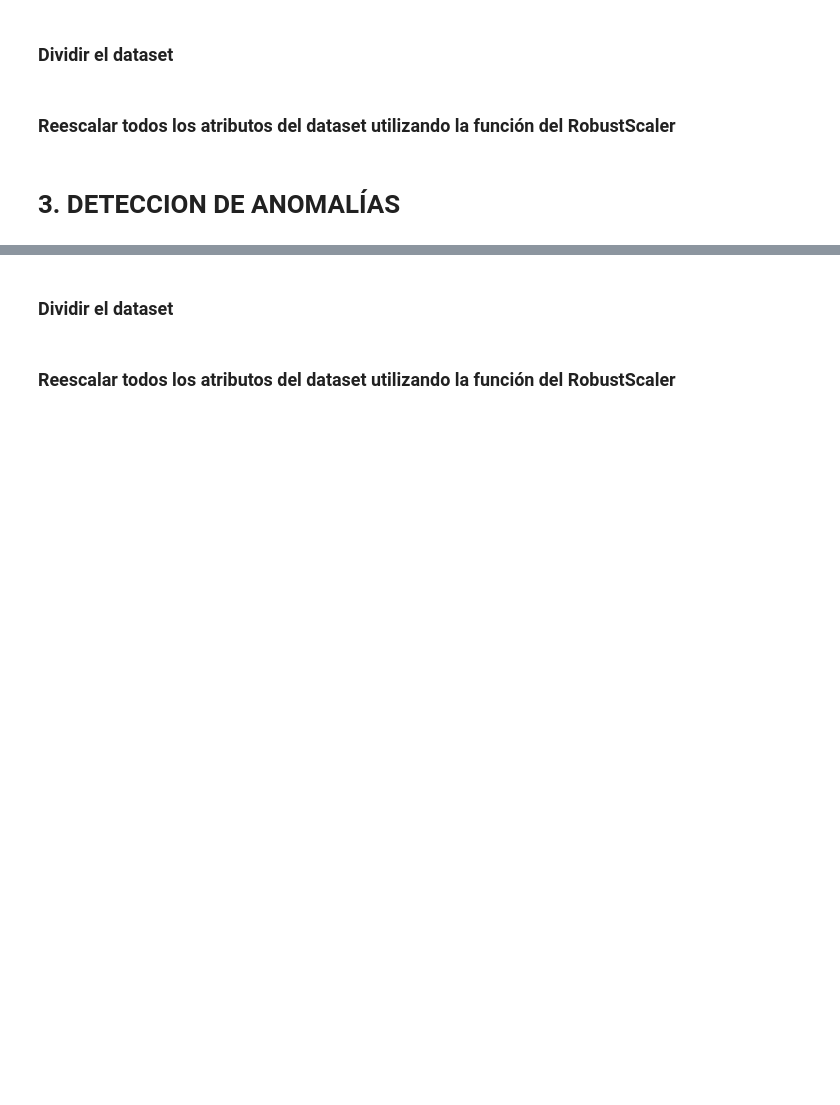
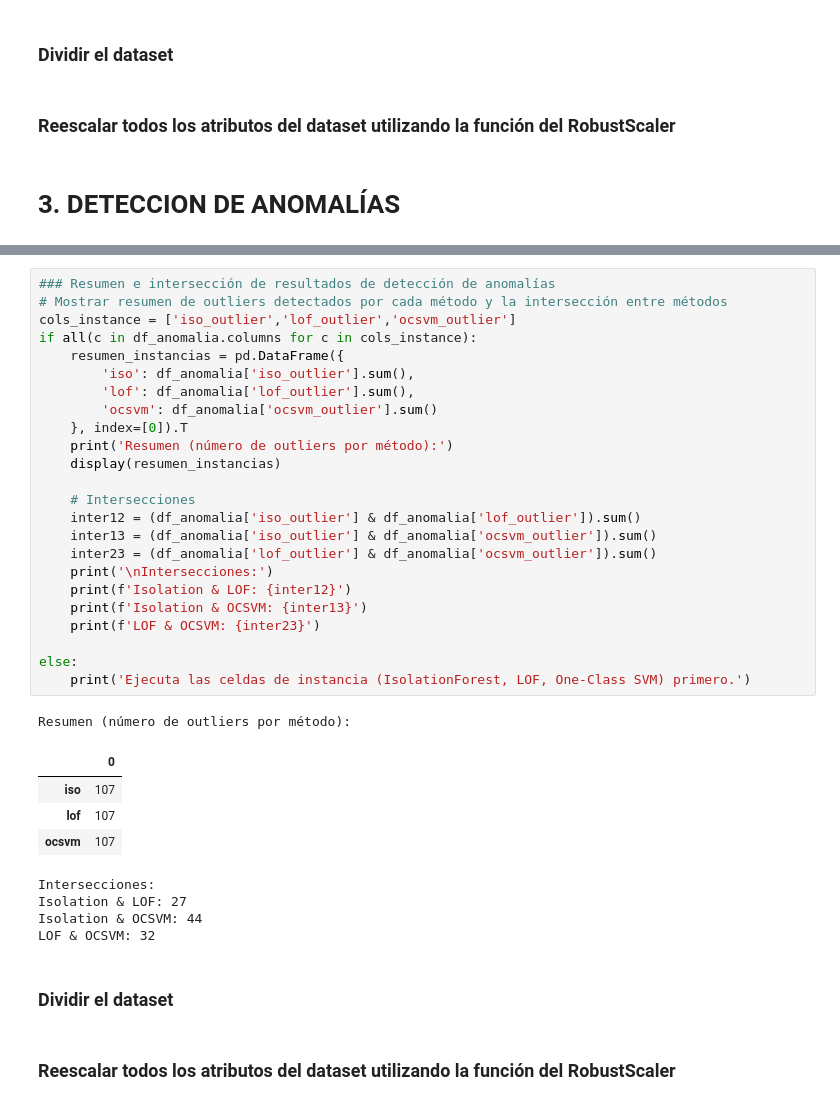
Before and after one commit to omarjmc/maestria, a Jupyter notebook: aprendizaje/grupal/AA_ACT_2_MONTEMAYOR_SEGOVIA.ipynb, the cells around one changed output, grey strips where cells are left out. Cells and saved outputs as stored; diff of their text form; blank space fills up the shorter version.

```diff
--- a/aprendizaje/grupal/AA_ACT_2_MONTEMAYOR_SEGOVIA.ipynb
+++ b/aprendizaje/grupal/AA_ACT_2_MONTEMAYOR_SEGOVIA.ipynb
@@ -1210,3 +1366,37 @@ df_anomalia = df_NSP.copy()
+# %%
+### Resumen e intersección de resultados de detección de anomalías
+# Mostrar resumen de outliers detectados por cada método y la intersección entre métodos
+cols_instance = ['iso_outlier','lof_outlier','ocsvm_outlier']
+if all(c in df_anomalia.columns for c in cols_instance):
+    resumen_instancias = pd.DataFrame({
+        'iso': df_anomalia['iso_outlier'].sum(),
+        'lof': df_anomalia['lof_outlier'].sum(),
+        'ocsvm': df_anomalia['ocsvm_outlier'].sum()
+    }, index=[0]).T
+    print('Resumen (número de outliers por método):')
+    display(resumen_instancias)
+
+    # Intersecciones
+    inter12 = (df_anomalia['iso_outlier'] & df_anomalia['lof_outlier']).sum()
+    inter13 = (df_anomalia['iso_outlier'] & df_anomalia['ocsvm_outlier']).sum()
+    inter23 = (df_anomalia['lof_outlier'] & df_anomalia['ocsvm_outlier']).sum()
+    print('\nIntersecciones:')
+    print(f'Isolation & LOF: {inter12}')
+    print(f'Isolation & OCSVM: {inter13}')
+    print(f'LOF & OCSVM: {inter23}')
+
+else:
+    print('Ejecuta las celdas de instancia (IsolationForest, LOF, One-Class SVM) primero.')
+# %% [output]
+Resumen (número de outliers por método):
+|  | 0 |
+| iso | 107 |
+| lof | 107 |
+| ocsvm | 107 |
+Intersecciones:
+Isolation & LOF: 27
+Isolation & OCSVM: 44
+LOF & OCSVM: 32
 # %% [markdown]
 <h3> Dividir el dataset </h3>
 # %% [markdown]
```
Also changed, not shown: parts of 35 cells of this notebook, 2 other files.
